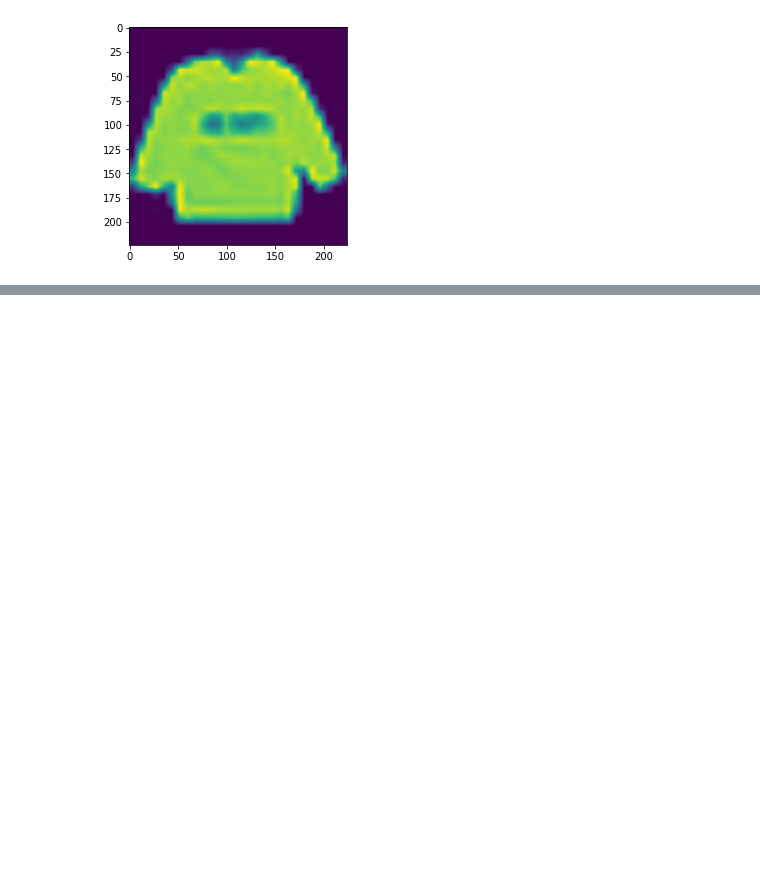
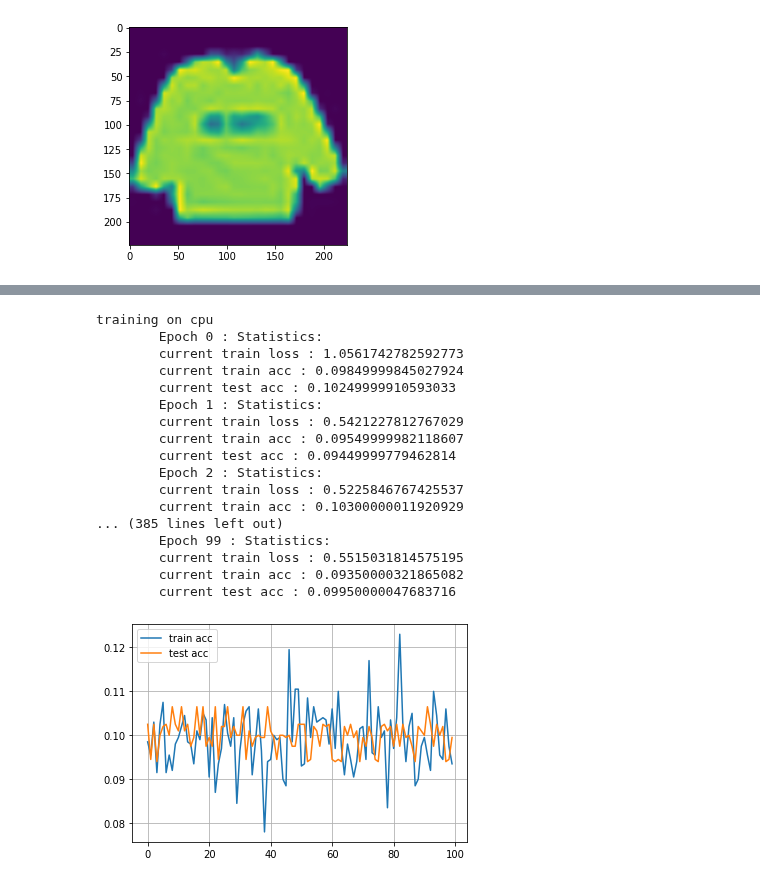
Before and after one commit to fanbyprinciple/d2l-fanbyprinciple, a Jupyter notebook: ch7_modern_convolutional_networks/implementing-cnns-in-the-name-of-fashion.ipynb, the cells around one changed output, grey strips where cells are left out. Drawn from its saved outputs; the diff is of its cells as text; code cells hidden in the pictures; blank space fills up the shorter version.

```diff
--- a/ch7_modern_convolutional_networks/implementing-cnns-in-the-name-of-fashion.ipynb
+++ b/ch7_modern_convolutional_networks/implementing-cnns-in-the-name-of-fashion.ipynb
@@ -258,0 +369,24 @@ hmm I wonder how to makeit work!
+# %%
+
+%%time
+lr , num_epochs = 0.5, 100
+train_net(alexnet_new, train_dataloader, test_dataloader, num_epochs, lr)
+# %% [output]
+training on cpu
+        Epoch 0 : Statistics:
+        current train loss : 1.0561742782592773
+        current train acc : 0.09849999845027924
+        current test acc : 0.10249999910593033
+        Epoch 1 : Statistics:
+        current train loss : 0.5421227812767029
+        current train acc : 0.09549999982118607
+        current test acc : 0.09449999779462814
+        Epoch 2 : Statistics:
+        current train loss : 0.5225846767425537
+        current train acc : 0.10300000011920929
+... (385 lines left out)
+        Epoch 99 : Statistics:
+        current train loss : 0.5515031814575195
+        current train acc : 0.09350000321865082
+        current test acc : 0.09950000047683716
+[figure, added]
```
Also changed, not shown: parts of 18 cells of this notebook, 3 other files.
